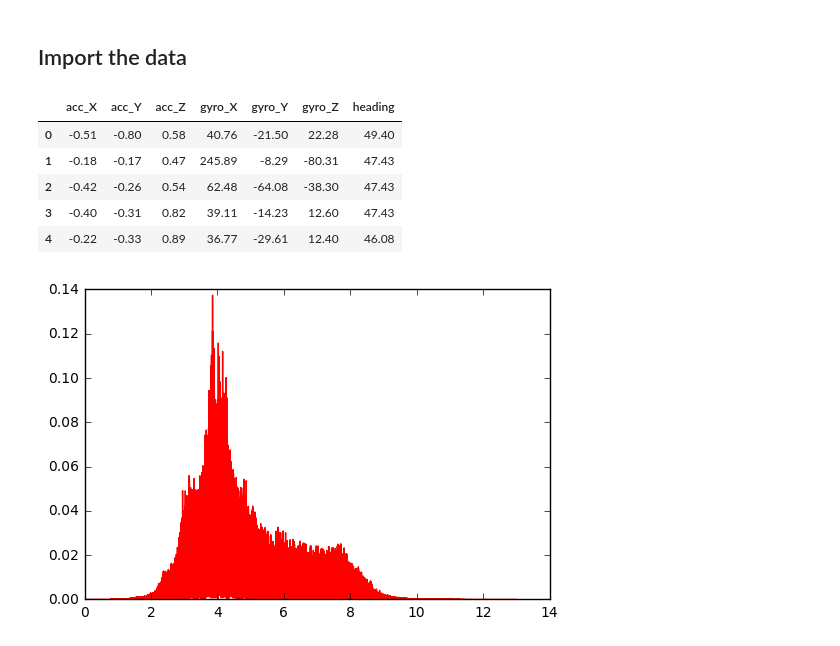
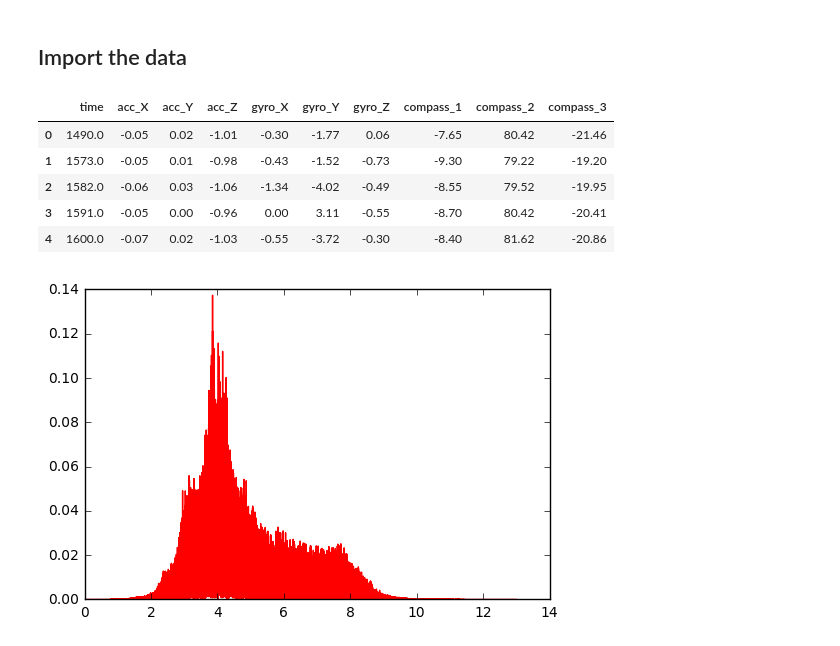
Before and after one commit to Pier-23-ThePortHackathon/Data, a Jupyter notebook: FFT and Plots.ipynb, the cells around one changed output. Saved outputs shown, nothing was run; the diff lists cells and outputs as text; code cells hidden in the pictures.

```diff
--- a/FFT and Plots.ipynb
+++ b/FFT and Plots.ipynb
@@ -39,22 +39,24 @@ def data_process(data,lowcut=3, highcut=5, fs=26,order=5):
 # %% [markdown]
 ## Import the data
 # %%
-kitti_data = pd.read_csv("/home/brenda/Dropbox/Hackathon/RealData/Kittis wearable 06-01017/kitti.csv")
+kitti_data = pd.read_csv("/home/brenda/Hackathon/kitti.csv")
 kitti_data=kitti_data.drop('Unnamed: 0', 1)
-lars_data = pd.read_csv("/home/brenda/Dropbox/Hackathon/RealData/Kittis wearable 06-01017/lars.csv")
+lars_data = pd.read_csv("/home/brenda/Hackathon/lars.csv")
 lars_data=lars_data.drop('Unnamed: 0', 1)
+lars_data_tapping = pd.read_csv("/home/brenda/Hackathon/lars_tapping.csv")
+lars_data_tapping=lars_data_tapping.drop('Unnamed: 0', 1)
 # %%
 kitti_data.columns=['acc_X','acc_Y','acc_Z','gyro_X','gyro_Y','gyro_Z','heading']
 lars_data.columns=['acc_X','acc_Y','acc_Z','gyro_X','gyro_Y','gyro_Z','heading']
 # %%
-lars_data.head()
+lars_data_tapping.head()
 # %% [output]
-|  | acc_X | acc_Y | acc_Z | gyro_X | gyro_Y | gyro_Z | heading |
-| 0 | -0.51 | -0.80 | 0.58 | 40.76 | -21.50 | 22.28 | 49.40 |
-| 1 | -0.18 | -0.17 | 0.47 | 245.89 | -8.29 | -80.31 | 47.43 |
-| 2 | -0.42 | -0.26 | 0.54 | 62.48 | -64.08 | -38.30 | 47.43 |
-| 3 | -0.40 | -0.31 | 0.82 | 39.11 | -14.23 | 12.60 | 47.43 |
-| 4 | -0.22 | -0.33 | 0.89 | 36.77 | -29.61 | 12.40 | 46.08 |
+|  | time | acc_X | acc_Y | acc_Z | gyro_X | gyro_Y | gyro_Z | compass_1 | compass_2 | compass_3 |
+| 0 | 1490.0 | -0.05 | 0.02 | -1.01 | -0.30 | -1.77 | 0.06 | -7.65 | 80.42 | -21.46 |
+| 1 | 1573.0 | -0.05 | 0.01 | -0.98 | -0.43 | -1.52 | -0.73 | -9.30 | 79.22 | -19.20 |
+| 2 | 1582.0 | -0.06 | 0.03 | -1.06 | -1.34 | -4.02 | -0.49 | -8.55 | 79.52 | -19.95 |
+| 3 | 1591.0 | -0.05 | 0.00 | -0.96 | 0.00 | 3.11 | -0.55 | -8.70 | 80.42 | -20.41 |
+| 4 | 1600.0 | -0.07 | 0.02 | -1.03 | -0.55 | -3.72 | -0.30 | -8.40 | 81.62 | -20.86 |
 # %%
 kitti_gyro_X = kitti_data['gyro_X'].values
 kitti_gyro_Y = kitti_data['gyro_Y'].values
```
Also changed, not shown: parts of 22 cells of this notebook, 7 other files.
